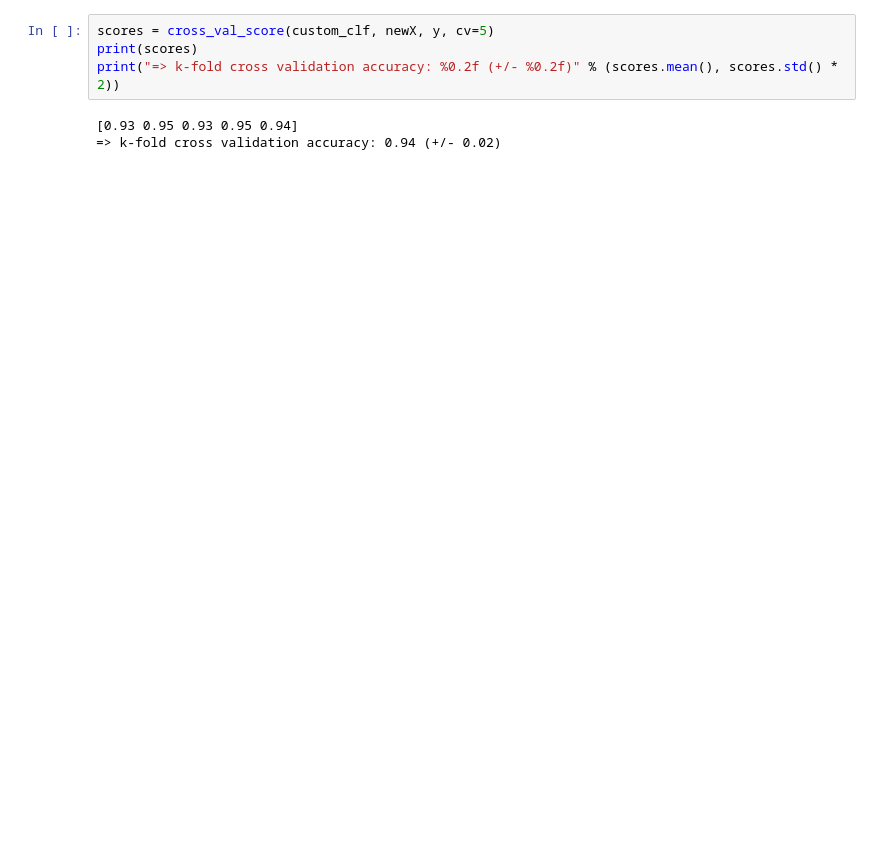
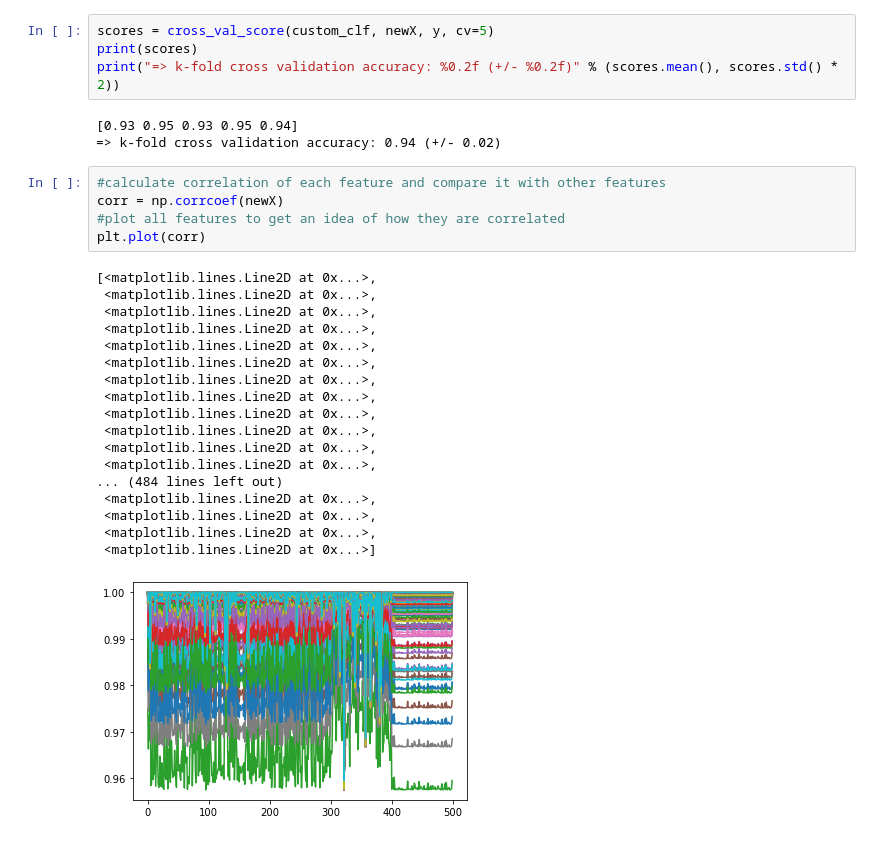
Before and after one commit to DevNerds2020/EEG-signals-machine-learning, a Jupyter notebook: pre-proc.ipynb, the cells around one changed output. Saved outputs shown, nothing was run; the diff lists cells and outputs as text; blank space fills up the shorter version.

```diff
--- a/pre-proc.ipynb
+++ b/pre-proc.ipynb
@@ -691,3 +691,27 @@ print("=> k-fold cross validation accuracy: %0.2f (+/- %0.2f)" % (scores.mean(),
 # %% [output]
 [0.93 0.95 0.93 0.95 0.94]
 => k-fold cross validation accuracy: 0.94 (+/- 0.02)
+# %%
+#calculate correlation of each feature and compare it with other features
+corr = np.corrcoef(newX)
+#plot all features to get an idea of how they are correlated
+plt.plot(corr)
+# %% [output]
+[<matplotlib.lines.Line2D at 0x...>,
+ <matplotlib.lines.Line2D at 0x...>,
+ <matplotlib.lines.Line2D at 0x...>,
+ <matplotlib.lines.Line2D at 0x...>,
+ <matplotlib.lines.Line2D at 0x...>,
+ <matplotlib.lines.Line2D at 0x...>,
+ <matplotlib.lines.Line2D at 0x...>,
+ <matplotlib.lines.Line2D at 0x...>,
+ <matplotlib.lines.Line2D at 0x...>,
+ <matplotlib.lines.Line2D at 0x...>,
+ <matplotlib.lines.Line2D at 0x...>,
+ <matplotlib.lines.Line2D at 0x...>,
+... (484 lines left out)
+ <matplotlib.lines.Line2D at 0x...>,
+ <matplotlib.lines.Line2D at 0x...>,
+ <matplotlib.lines.Line2D at 0x...>,
+ <matplotlib.lines.Line2D at 0x...>]
+[figure, added]
```
Also changed, not shown: parts of 8 cells of this notebook, 1 other file.
